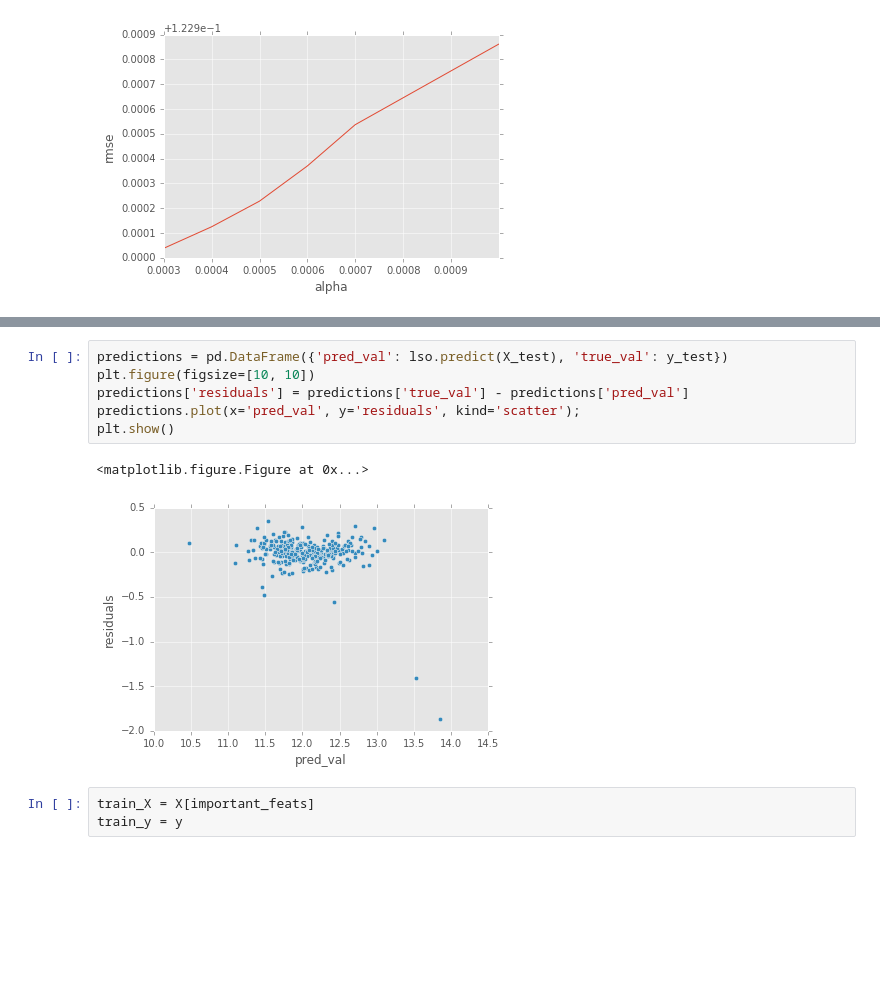
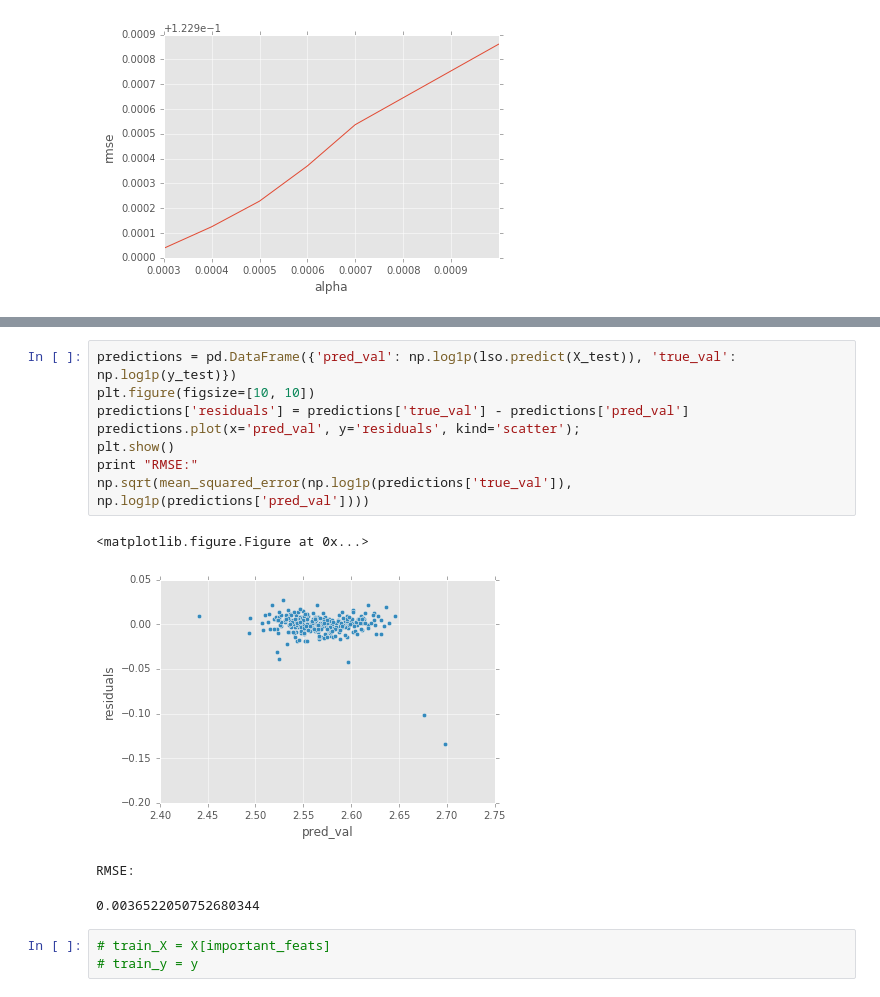
Before and after one commit to dheerajgopi/learn-ML, a Jupyter notebook: kaggle-house-price.ipynb, the cells around one changed output, grey strips where cells are left out. Cells and saved outputs as stored; diff of their text form; blank space fills up the shorter version.

Commit message:
use lasso model to predict the sale price

```diff
--- a/kaggle-house-price.ipynb
+++ b/kaggle-house-price.ipynb
@@ -222,15 +222,19 @@ plt.show();
 Lasso model selected 70 variables out of 79 variables
 [figure]
 # %%
-predictions = pd.DataFrame({'pred_val': lso.predict(X_test), 'true_val': y_test})
+predictions = pd.DataFrame({'pred_val': np.log1p(lso.predict(X_test)), 'true_val': np.log1p(y_test)})
 plt.figure(figsize=[10, 10])
 predictions['residuals'] = predictions['true_val'] - predictions['pred_val']
 predictions.plot(x='pred_val', y='residuals', kind='scatter');
 plt.show()
+print "RMSE:"
+np.sqrt(mean_squared_error(np.log1p(predictions['true_val']), np.log1p(predictions['pred_val'])))
 # %% [output]
 <matplotlib.figure.Figure at 0x...>
-[figure, old version]
+[figure, new version]
+RMSE:
+0.0036522050752680344
 # %%
-train_X = X[important_feats]
-train_y = y
+# train_X = X[important_feats]
+# train_y = y
 # %%
```
Also changed, not shown: parts of 7 cells of this notebook, 3 other files.
